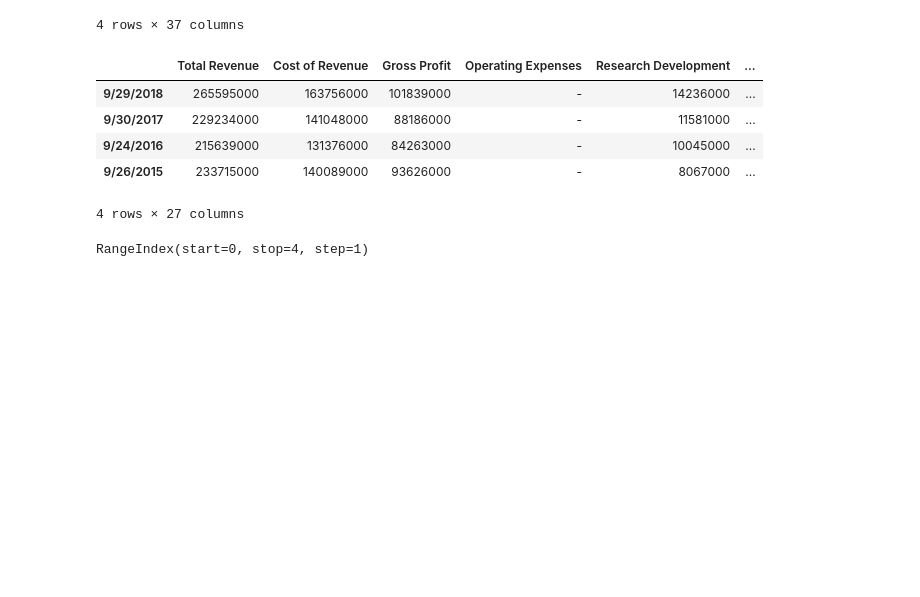
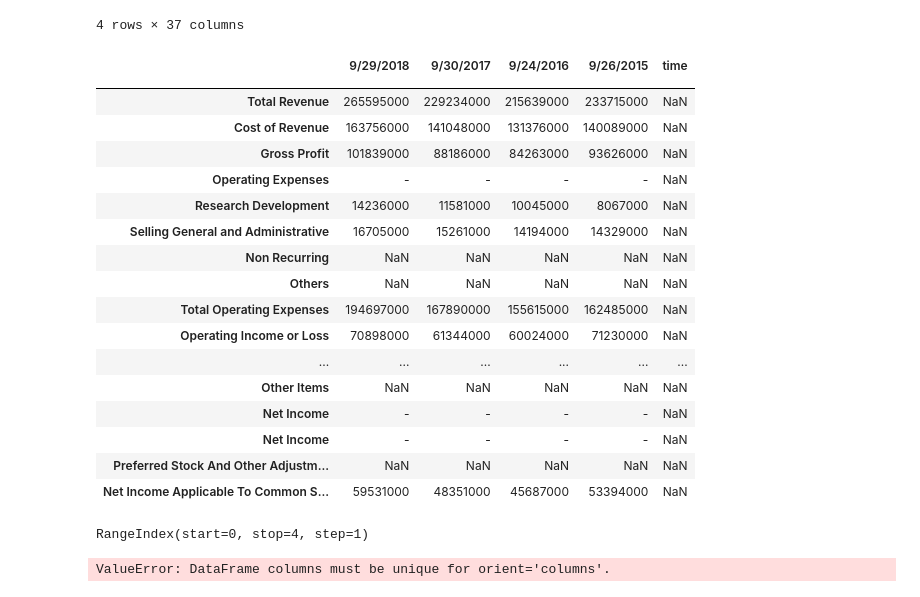
Before and after one commit to 790122691/data_analytics_backend, a Jupyter notebook: Untitled.ipynb, the cells around one changed output. Drawn from its saved outputs; the diff is of its cells as text; code cells hidden in the pictures; blank space fills up the shorter version.

```diff
--- a/Untitled.ipynb
+++ b/Untitled.ipynb
@@ -130,12 +130,3 @@ aapl.balance_sheet.T
 4 rows × 37 columns
 # %%
 fin = aapl.financials
-# %%
-fin.T
-# %% [output]
-|  | Total Revenue | Cost of Revenue | Gross Profit | Operating Expenses | Research Development | ... |
-| 9/29/2018 | 265595000 | 163756000 | 101839000 | - | 14236000 | ... |
-| 9/30/2017 | 229234000 | 141048000 | 88186000 | - | 11581000 | ... |
-| 9/24/2016 | 215639000 | 131376000 | 84263000 | - | 10045000 | ... |
-| 9/26/2015 | 233715000 | 140089000 | 93626000 | - | 8067000 | ... |
-4 rows × 27 columns
@@ -142,3 +135,26 @@ fin.T
+# %%
+temp = fin
+# %%
+temp
+# %% [output]
+|  | 9/29/2018 | 9/30/2017 | 9/24/2016 | 9/26/2015 | time |
+|  |  |  |  |  |  |
+| Total Revenue | 265595000 | 229234000 | 215639000 | 233715000 | NaN |
+| Cost of Revenue | 163756000 | 141048000 | 131376000 | 140089000 | NaN |
+| Gross Profit | 101839000 | 88186000 | 84263000 | 93626000 | NaN |
+| Operating Expenses | - | - | - | - | NaN |
+| Research Development | 14236000 | 11581000 | 10045000 | 8067000 | NaN |
+| Selling General and Administrative | 16705000 | 15261000 | 14194000 | 14329000 | NaN |
+| Non Recurring | NaN | NaN | NaN | NaN | NaN |
+| Others | NaN | NaN | NaN | NaN | NaN |
+| Total Operating Expenses | 194697000 | 167890000 | 155615000 | 162485000 | NaN |
+| Operating Income or Loss | 70898000 | 61344000 | 60024000 | 71230000 | NaN |
+| ... | ... | ... | ... | ... | ... |
+| Other Items | NaN | NaN | NaN | NaN | NaN |
+| Net Income | - | - | - | - | NaN |
+| Net Income | - | - | - | - | NaN |
+| Preferred Stock And Other Adjustm... | NaN | NaN | NaN | NaN | NaN |
+| Net Income Applicable To Common S... | 59531000 | 48351000 | 45687000 | 53394000 | NaN |
 # %%
 fin = fin.T
 # %%
@@ -147,3 +163,7 @@ fin = fin.reset_index()
 fin.index
 # %% [output]
 RangeIndex(start=0, stop=4, step=1)
+# %%
+fin.to_json()
+# %% [output]
+ValueError: DataFrame columns must be unique for orient='columns'.
```
Also changed, not shown: parts of 16 cells of this notebook, 1 other file.
